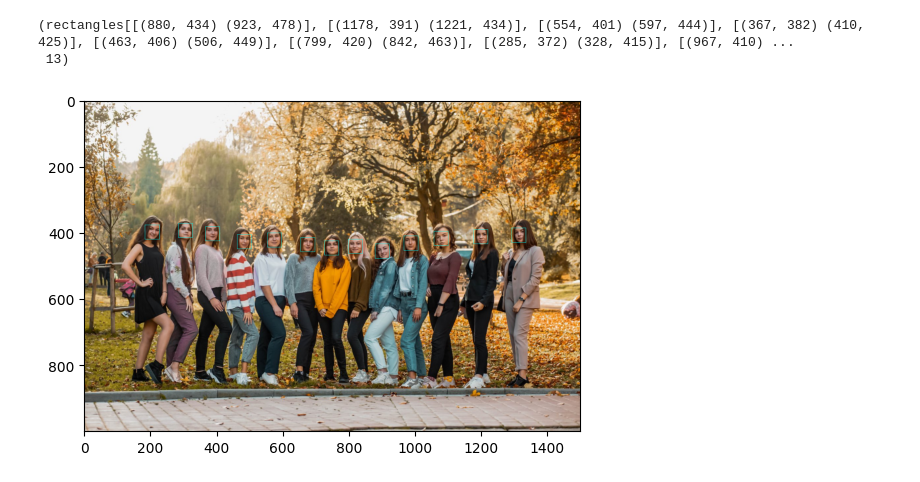
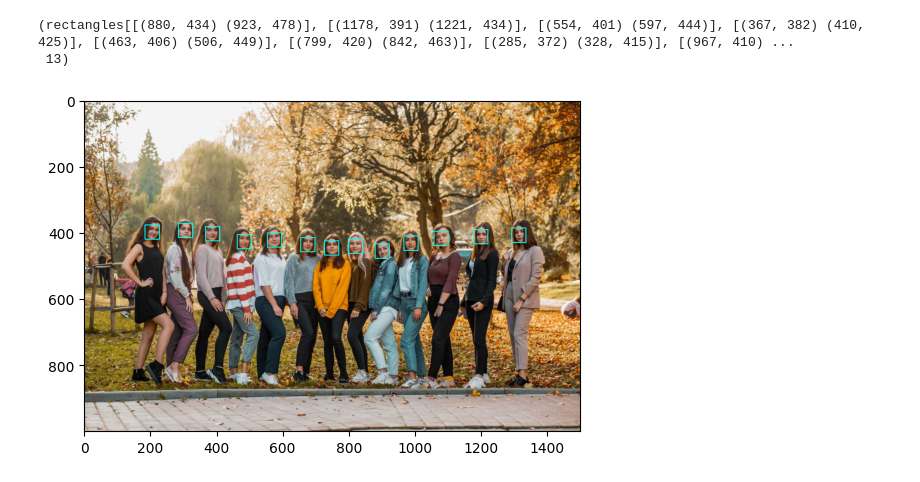
Before and after one commit to BlamerX/Deep-Learning-Projects, a Jupyter notebook: Computer Vision/Face Detection Using Dlib/detector.ipynb, the cells around one changed output. Cells and saved outputs as stored; diff of their text form; code cells hidden in the pictures.

```diff
--- a/Computer Vision/Face Detection Using Dlib/detector.ipynb
+++ b/Computer Vision/Face Detection Using Dlib/detector.ipynb
@@ -20,7 +20,7 @@ detectors, len(detectors)
 # %%
 for face in detectors:
     l,t,r,b=face.left(),face.top(),face.right(),face.bottom()
-    cv2.rectangle(image,(l,t),(r,b),(255,255,0),1)
+    cv2.rectangle(image,(l,t),(r,b),(255,255,0),2)
 plt.imshow(cv2.cvtColor(image, cv2.COLOR_BGR2RGB));
 # %% [output]
-[figure, old version]
+[figure, new version]
```
